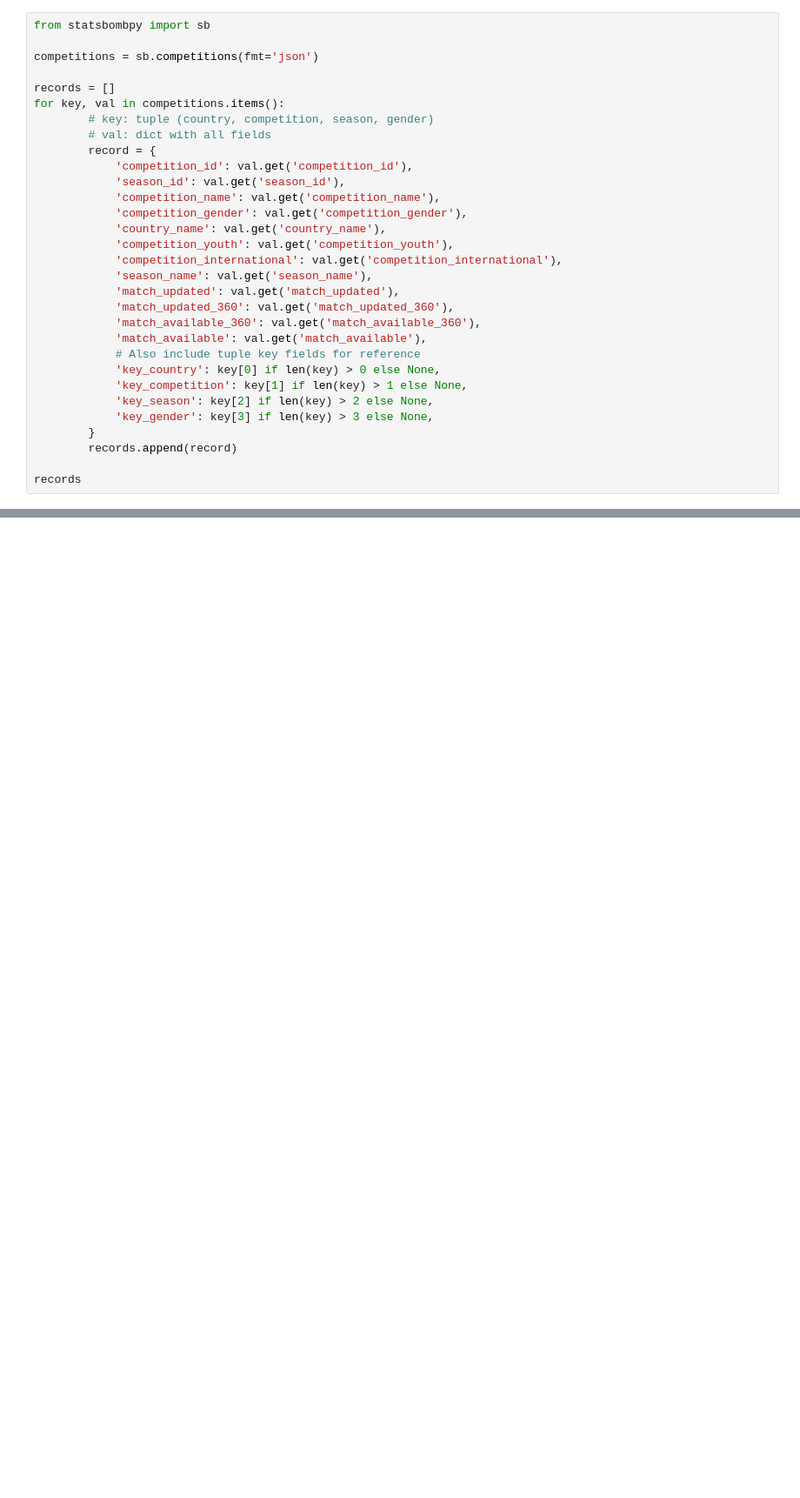
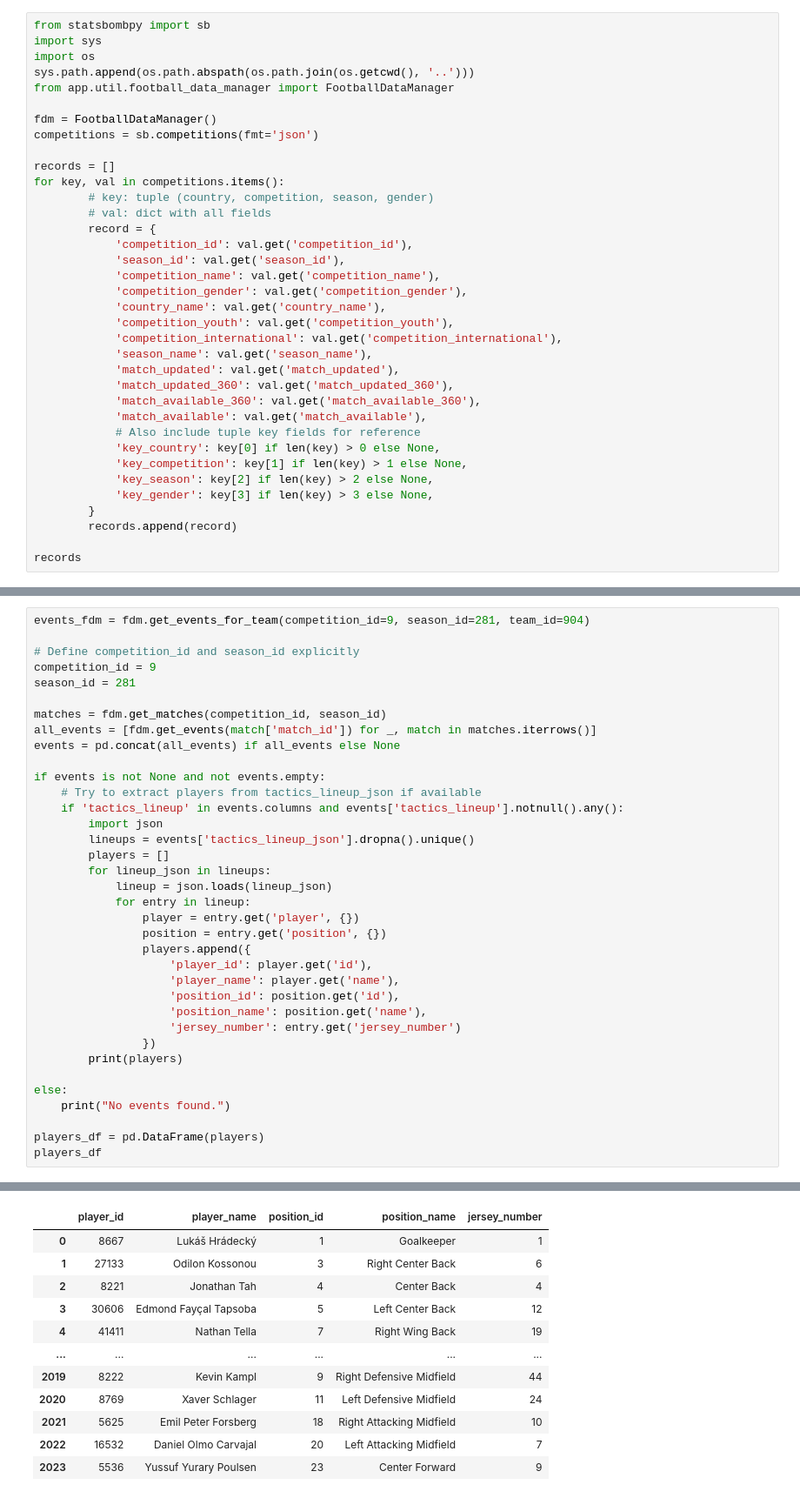
Before and after one commit to varunrout/football-insights-api, a Jupyter notebook: notebooks/view_columns.ipynb, the cells around one changed output, grey strips where cells are left out. Shown: that part at 87% size. Drawn from its saved outputs; the diff is of its cells as text; blank space fills up the shorter version.

```diff
--- a/notebooks/view_columns.ipynb
+++ b/notebooks/view_columns.ipynb
@@ -1,6 +1,11 @@
 # %%
 from statsbombpy import sb
+import sys
+import os
+sys.path.append(os.path.abspath(os.path.join(os.getcwd(), '..')))
+from app.util.football_data_manager import FootballDataManager
 
+fdm = FootballDataManager()
 competitions = sb.competitions(fmt='json')
 
 records = []
@@ -178,3 +183,40 @@ events_df
 | 3292 | 32a65be5-91ac-4743-b4e8-75003bd305ed | 3293 | 2 | 00:23:47.066 | 68 | 47 | 36 | Tactical Shift | 107 | ... |
 | 3682 | ef6e9049-43e1-45ce-bddb-920b5946cb2c | 3683 | 2 | 00:31:46.845 | 76 | 46 | 36 | Tactical Shift | 119 | ... |
 4 rows × 28 columns
+# %%
+events_fdm = fdm.get_events_for_team(competition_id=9, season_id=281, team_id=904)
+
+# Define competition_id and season_id explicitly
+competition_id = 9
+season_id = 281
+
+matches = fdm.get_matches(competition_id, season_id)
+all_events = [fdm.get_events(match['match_id']) for _, match in matches.iterrows()]
+events = pd.concat(all_events) if all_events else None
+
+if events is not None and not events.empty:
+    # Try to extract players from tactics_lineup_json if available
+    if 'tactics_lineup' in events.columns and events['tactics_lineup'].notnull().any():
+        import json
+        lineups = events['tactics_lineup_json'].dropna().unique()
+        players = []
+        for lineup_json in lineups:
+            lineup = json.loads(lineup_json)
+            for entry in lineup:
+                player = entry.get('player', {})
+                position = entry.get('position', {})
+                players.append({
+                    'player_id': player.get('id'),
+                    'player_name': player.get('name'),
+                    'position_id': position.get('id'),
+                    'position_name': position.get('name'),
+                    'jersey_number': entry.get('jersey_number')
+                })
+        print(players)
+
+else:
+    print("No events found.")
+
+players_df = pd.DataFrame(players)
+players_df
+# %% [output]
@@ -180,0 +224,12 @@ events_df
+|  | player_id | player_name | position_id | position_name | jersey_number |
+| 0 | 8667 | Lukáš Hrádecký | 1 | Goalkeeper | 1 |
+| 1 | 27133 | Odilon Kossonou | 3 | Right Center Back | 6 |
+| 2 | 8221 | Jonathan Tah | 4 | Center Back | 4 |
+| 3 | 30606 | Edmond Fayçal Tapsoba | 5 | Left Center Back | 12 |
+| 4 | 41411 | Nathan Tella | 7 | Right Wing Back | 19 |
+| ... | ... | ... | ... | ... | ... |
+| 2019 | 8222 | Kevin Kampl | 9 | Right Defensive Midfield | 44 |
+| 2020 | 8769 | Xaver Schlager | 11 | Left Defensive Midfield | 24 |
+| 2021 | 5625 | Emil Peter Forsberg | 18 | Right Attacking Midfield | 10 |
+| 2022 | 16532 | Daniel Olmo Carvajal | 20 | Left Attacking Midfield | 7 |
+| 2023 | 5536 | Yussuf Yurary Poulsen | 23 | Center Forward | 9 |
```
Also changed, not shown: parts of 2 cells of this notebook, 1 other file.
